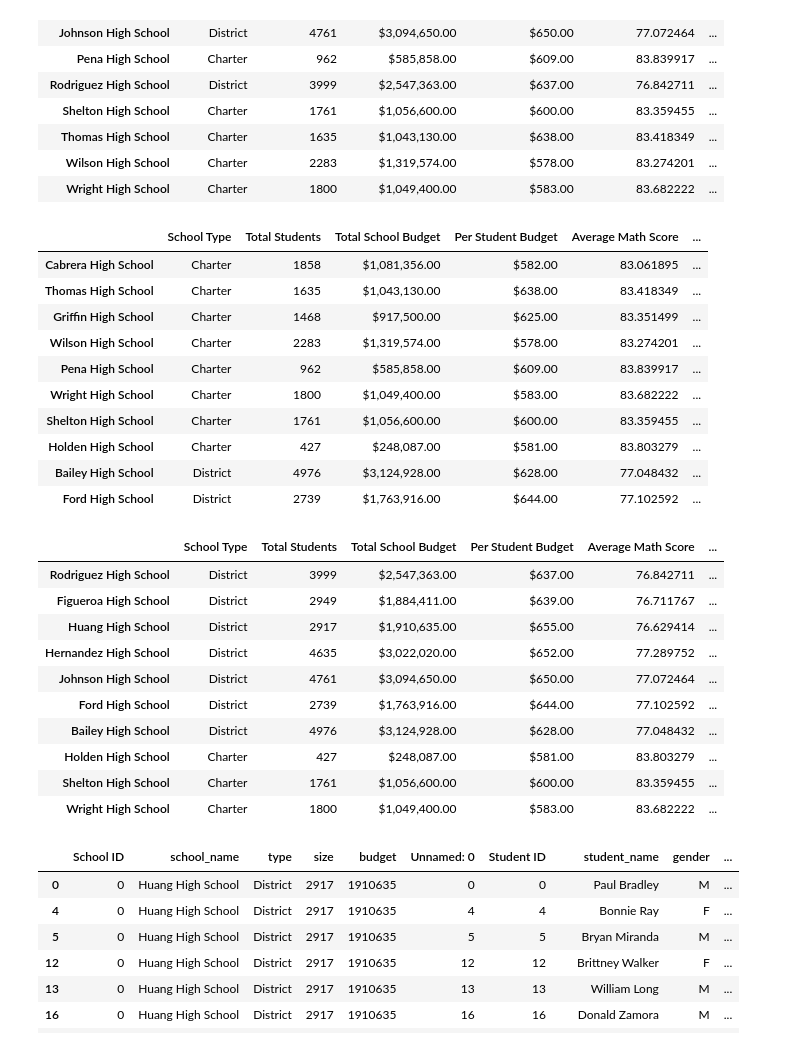
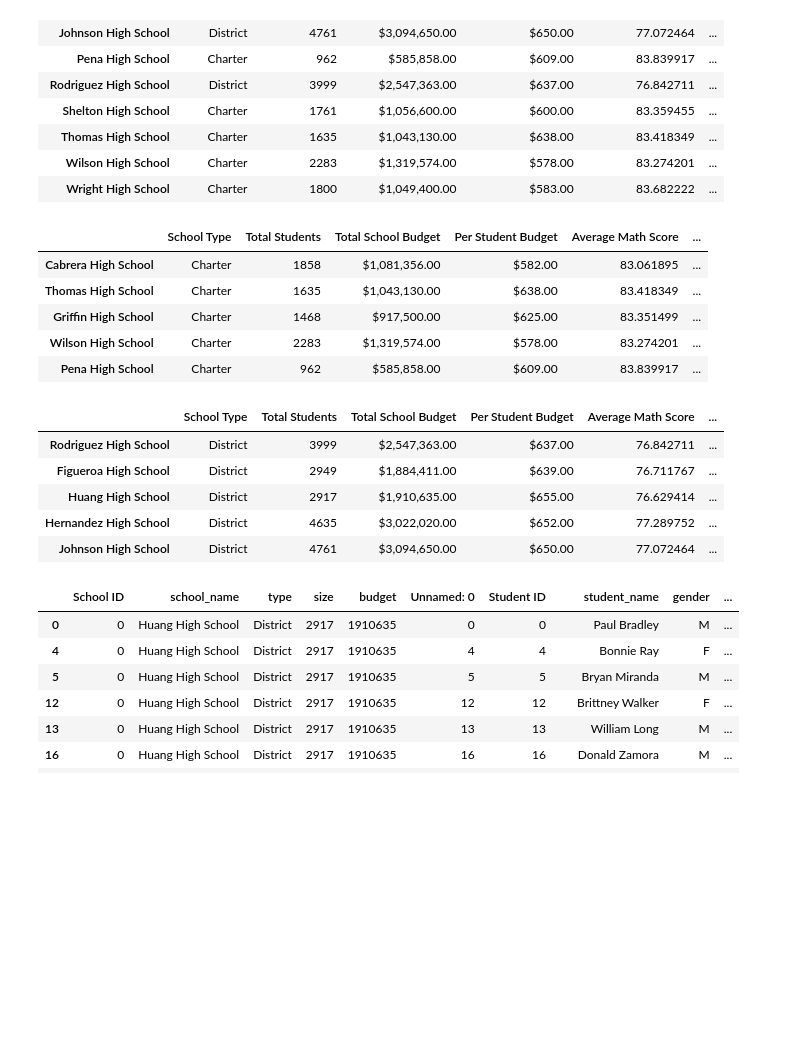
Before and after one commit to Malberts20/School_District_Analysis, a Jupyter notebook: PyCitySchools_Challenge.ipynb, the cells around one changed output. Cells and saved outputs as stored; diff of their text form; code cells hidden in the pictures; blank space fills up the shorter version.

```diff
--- a/PyCitySchools_Challenge.ipynb
+++ b/PyCitySchools_Challenge.ipynb
@@ -1038,23 +1035,18 @@ per_school_summary_df.head(15)
 # %%
 # Sort and show top five schools.
 top_schools = per_school_summary_df.sort_values(["% Overall Passing"], ascending=False)
-top_schools.head(10)
+top_schools.head(5)
 # %% [output]
 |  | School Type | Total Students | Total School Budget | Per Student Budget | Average Math Score | ... |
 | Cabrera High School | Charter | 1858 | $1,081,356.00 | $582.00 | 83.061895 | ... |
 | Thomas High School | Charter | 1635 | $1,043,130.00 | $638.00 | 83.418349 | ... |
 | Griffin High School | Charter | 1468 | $917,500.00 | $625.00 | 83.351499 | ... |
 | Wilson High School | Charter | 2283 | $1,319,574.00 | $578.00 | 83.274201 | ... |
 | Pena High School | Charter | 962 | $585,858.00 | $609.00 | 83.839917 | ... |
-| Wright High School | Charter | 1800 | $1,049,400.00 | $583.00 | 83.682222 | ... |
-| Shelton High School | Charter | 1761 | $1,056,600.00 | $600.00 | 83.359455 | ... |
-| Holden High School | Charter | 427 | $248,087.00 | $581.00 | 83.803279 | ... |
-| Bailey High School | District | 4976 | $3,124,928.00 | $628.00 | 77.048432 | ... |
-| Ford High School | District | 2739 | $1,763,916.00 | $644.00 | 77.102592 | ... |
 # %%
-# Sort and show top five schools.
+# Sort and show bottom five schools.
 bottom_schools = per_school_summary_df.sort_values(["% Overall Passing"], ascending=True)
-bottom_schools.head(10)
+bottom_schools.head(5)
 # %% [output]
 |  | School Type | Total Students | Total School Budget | Per Student Budget | Average Math Score | ... |
 | Rodriguez High School | District | 3999 | $2,547,363.00 | $637.00 | 76.842711 | ... |
@@ -1062,11 +1054,6 @@ bottom_schools.head(10)
 | Huang High School | District | 2917 | $1,910,635.00 | $655.00 | 76.629414 | ... |
 | Hernandez High School | District | 4635 | $3,022,020.00 | $652.00 | 77.289752 | ... |
 | Johnson High School | District | 4761 | $3,094,650.00 | $650.00 | 77.072464 | ... |
-| Ford High School | District | 2739 | $1,763,916.00 | $644.00 | 77.102592 | ... |
-| Bailey High School | District | 4976 | $3,124,928.00 | $628.00 | 77.048432 | ... |
-| Holden High School | Charter | 427 | $248,087.00 | $581.00 | 83.803279 | ... |
-| Shelton High School | Charter | 1761 | $1,056,600.00 | $600.00 | 83.359455 | ... |
-| Wright High School | Charter | 1800 | $1,049,400.00 | $583.00 | 83.682222 | ... |
 # %%
 # Create a grade level DataFrames.
 ninth_graders = school_data_complete_df[(school_data_complete_df["grade"] == "9th")]
```
Also changed, not shown: parts of 3 cells of this notebook, 12 other files.
